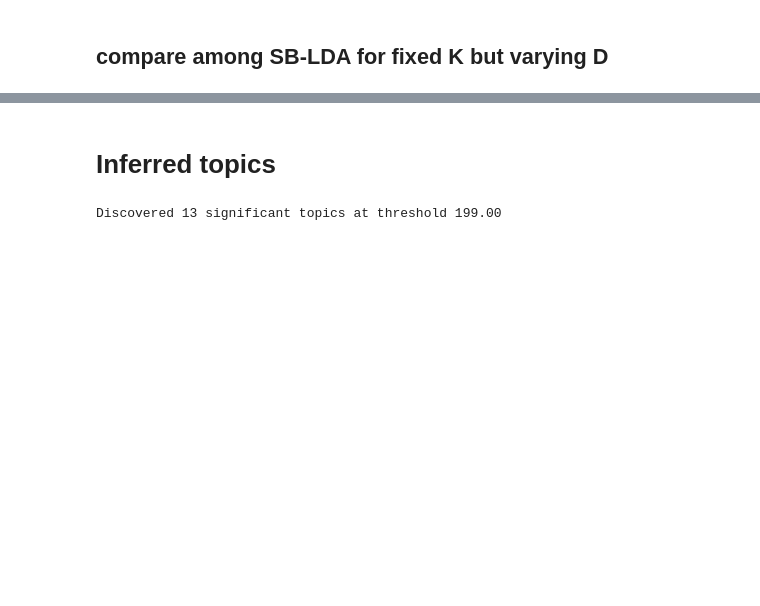
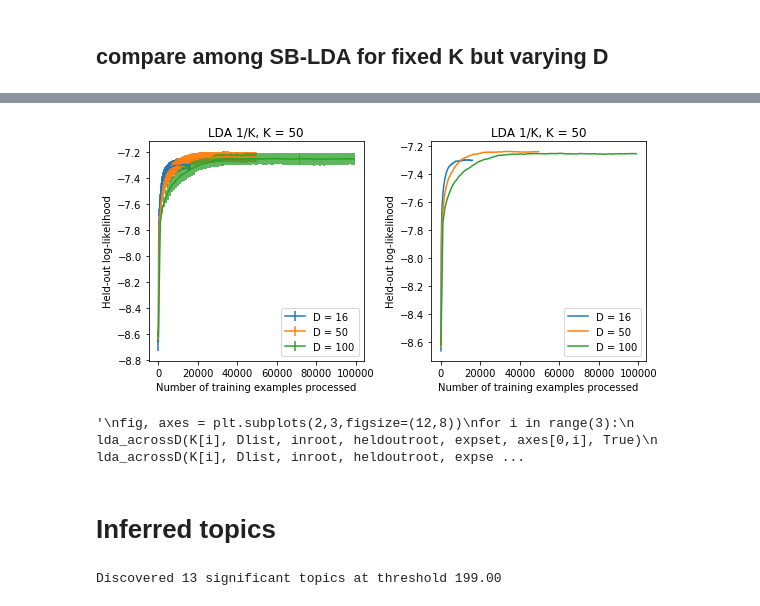
Before and after one commit to tinnguyen96/onlineldavb, a Jupyter notebook: Report.ipynb, the cells around one changed output, grey strips where cells are left out. Cells and saved outputs as stored; diff of their text form; code cells hidden in the pictures; blank space fills up the shorter version.

```diff
--- a/Report.ipynb
+++ b/Report.ipynb
@@ -172,3 +231,28 @@ plt.show()
+# %%
+K = [50, 100, 150]
+Dlist = [16, 50, 100]
+inroot = "wiki10k"
+heldoutroot = "wiki1k"
+expset = {16:[0,1,2,3,4], 50:[0,1,2,3,4], 100:[0,1,2,3,4]}
+
+fig, axes = plt.subplots(1,2,figsize=(8,4))
+
+lda_acrossD(K[0], Dlist, inroot, heldoutroot, expset, axes[0], True)
+lda_acrossD(K[0], Dlist, inroot, heldoutroot, expset, axes[1], False)
+
+plt.tight_layout()
+plt.show()
+"""
+fig, axes = plt.subplots(2,3,figsize=(12,8))
+for i in range(3):
+    lda_acrossD(K[i], Dlist, inroot, heldoutroot, expset, axes[0,i], True)
+    lda_acrossD(K[i], Dlist, inroot, heldoutroot, expset, axes[1,i], False)
+plt.tight_layout()
+plt.show()
+"""
+# %% [output]
+[figure, added]
+'\nfig, axes = plt.subplots(2,3,figsize=(12,8))\nfor i in range(3):\n    lda_acrossD(K[i], Dlist, inroot, heldoutroot, expset, axes[0,i], True)\n    lda_acrossD(K[i], Dlist, inroot, heldoutroot, expse ...
 # %% [markdown]
 # Inferred topics
 # %%
```
Also changed, not shown: parts of 7 cells of this notebook, 7 other files.
